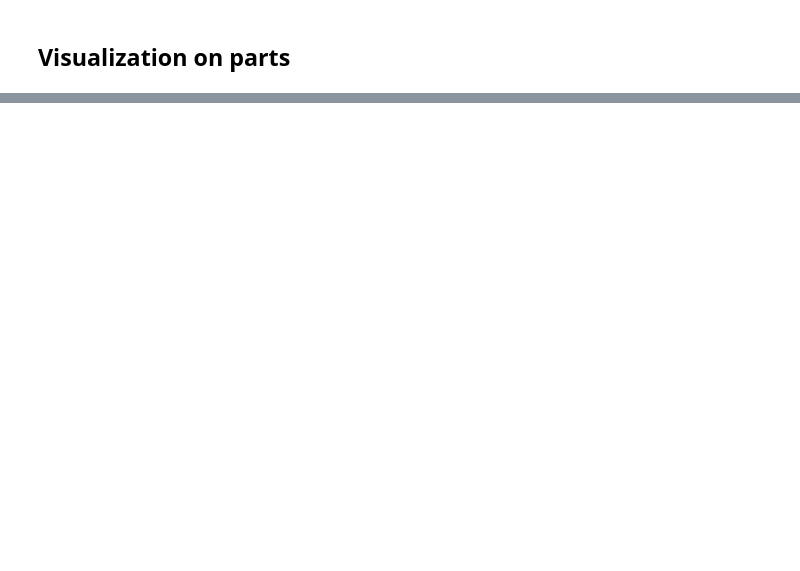
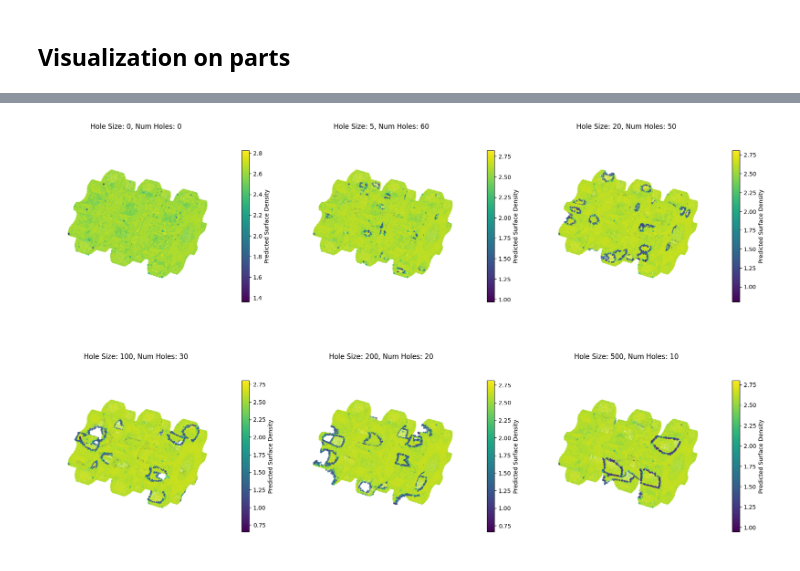
Before and after one commit to MagnusKarlsen1/PCQA-NN, a Jupyter notebook: Code/Gradient NN/models/FlaxMLP_copy.ipynb, the cells around one changed output, grey strips where cells are left out. Saved outputs shown, nothing was run; the diff lists cells and outputs as text; code cells hidden in the pictures; blank space fills up the shorter version.

```diff
--- a/Code/Gradient NN/models/FlaxMLP_copy.ipynb
+++ b/Code/Gradient NN/models/FlaxMLP_copy.ipynb
@@ -396,0 +421,57 @@ plt.show()
+# %%
+import numpy as np
+import matplotlib.pyplot as plt
+from mpl_toolkits.mplot3d import Axes3D
+import joblib
+save_path = os.path.join(os.getcwd(), "result3.png")
+# Load your scaler and model
+scaler_reload = joblib.load("scaler.pkl")
+
+# hole_configs
+hole_configs = [
+    (0,0),
+    (5, 60),
+    (20, 50),
+    (100, 30),
+    (200, 20),
+    (500, 10)
+]
+
+# Set up grid
+num_plots = len(hole_configs)
+rows = 2
+cols = int(np.ceil(num_plots / rows))
+
+fig = plt.figure(figsize=(cols * 6, rows * 6))
+
+for idx, (hole_size, num_holes) in enumerate(hole_configs):
+    # Load point cloud
+    cloud_path = f"../Data/Training_data/Gear_w_holes_{hole_size}_{num_holes}.txt"
+    cloud = np.loadtxt(cloud_path)
+
+    # Load features
+    features_path = f"../Data/Training_data/Gear_w_holes_features_{hole_size}_{num_holes}.txt"
+    hole_features = np.loadtxt(features_path)[:, 2:]
+    hole_features = np.delete(hole_features, [3, 4], axis=1)  # Remove 4th & 5th columns
+
+    # Scale features
+    X_test_holes = scaler_reload.transform(hole_features)
+
+    # Predict
+    y_pred_holes = optimizer.model(X_test_holes).flatten()
+
+    # Plot
+    ax = fig.add_subplot(rows, cols, idx + 1, projection='3d')
+    sc = ax.scatter(cloud[:, 0], cloud[:, 1], cloud[:, 2],
+                     c=y_pred_holes, cmap='viridis', s=5)
+    ax.set_title(f"Hole Size: {hole_size}, Num Holes: {num_holes}")
+    ax.set_axis_off()
+    fig.colorbar(sc, ax=ax, shrink=0.6, pad=0.05, label='Predicted Surface Density')
+
+plt.tight_layout()
+
+
+plt.savefig(save_path, dpi=1000, bbox_inches='tight')
+plt.show()
+# %% [output]
+[figure, added]
```
Also changed, not shown: parts of 10 cells of this notebook, 27 other files.
